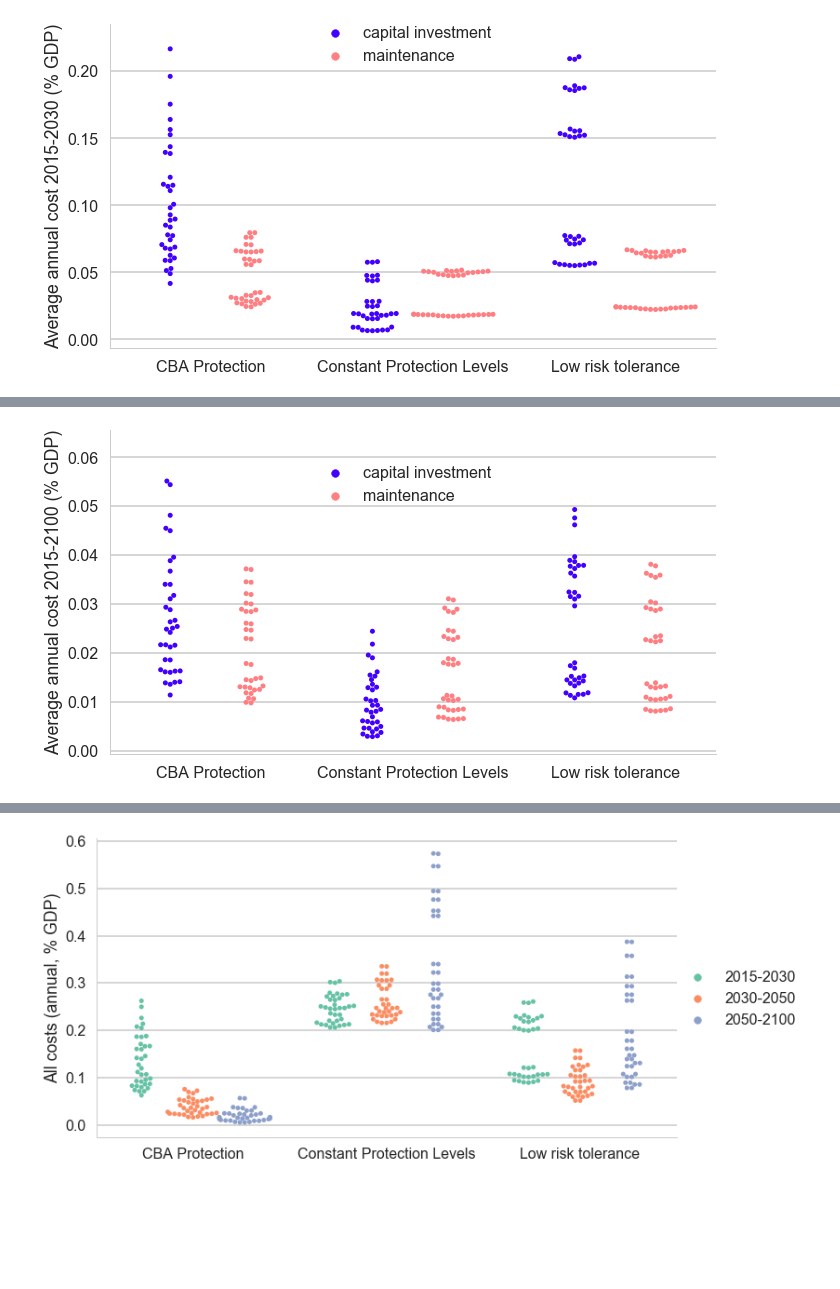
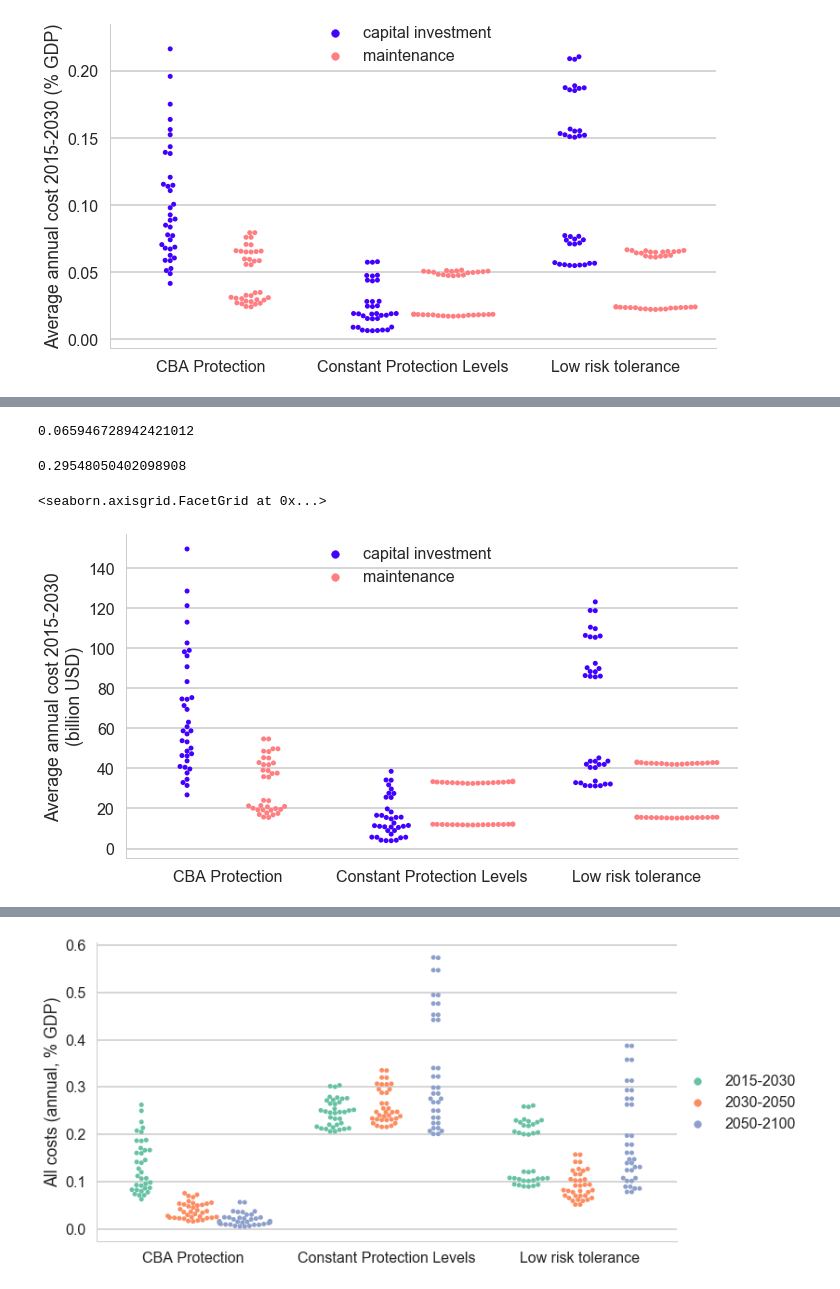
Before and after one commit to julierozenberg/infra_needs_analyses, a Jupyter notebook: coastal protection-regions.ipynb, the cells around one changed output, grey strips where cells are left out. Saved outputs shown, nothing was run; the diff lists cells and outputs as text; code cells hidden in the pictures; blank space fills up the shorter version.

```diff
--- a/coastal protection-regions.ipynb
+++ b/coastal protection-regions.ipynb
@@ -51,7 +51,7 @@ mydata = mydata.reset_index("time")
 # %%
 #the annual numbers are averages so we multiply them by 5 when discounting
 def discount_sum_over_5_years(row,name,d):
-    return np.sum([row[name]*(1+d)**(1-(year-2015)) for year in np.arange(row["time"]-4,row["time"])])
+    return np.sum([row[name]*(1+d)**(1-(year-2015)) for year in np.arange(row["time"]-4,row["time"]+1)])
 # %%
 bigger_data = pd.DataFrame()
 for d in [0, 0.01, 0.03, 0.06]:
@@ -257,25 +306,35 @@ g.add_legend(title="",bbox_to_anchor=(0.5, 0.78), borderaxespad=0.)
+# %%
+toplot.loc[toplot.ada=="CBA Protection",:].set_index(["rcp","ada","ssp","adacost","riverprotection","costtype"]).unstack("costtype").sum(axis=1).min()
+# %% [output]
+0.065946728942421012
+# %%
+toplot.loc[toplot.ada=="CBA Protection",:].set_index(["rcp","ada","ssp","adacost","riverprotection","costtype"]).unstack("costtype").sum(axis=1).max()
+# %% [output]
+0.29548050402098908
 # %%
-time_horizon = [2015,2100]
+time_horizon = 2030
+d = 0.06
 
-toplot = dev_world_sum.reset_index(['time'])
-toplot = toplot.loc[(toplot.time>=time_horizon[0])&(toplot.time<time_horizon[1]),['protection_inv_over_gdp','protection_maint_over_gdp']].mean(level=['rcp', 'ada', 'ssp', 'adacost','riverprotection'])
+toplot = newdata_dev_world_sum_cum.reset_index(['time_horizon','d'])
+toplot = toplot.loc[(toplot.time_horizon==time_horizon)&(toplot.d==d),['protection_investment_cost_disc','protection_maintenance_cost_disc']]
 toplot.columns.name="costtype"
 toplot = toplot.stack()
 toplot.name = "value"
 toplot = toplot.reset_index()
 toplot = toplot.loc[(toplot.ada!='Constant Abs. Flood Risk')&(toplot.ada!='Constant Rel. Flood Risk'),:]
-#toplot["costtype"] = toplot["costtype"].replace({'tot_cost':'investment + maintenance','seafloodcost_disc':'residual risk'})
-toplot["costtype"] = toplot["costtype"].replace({'protection_inv_over_gdp':'capital investment','protection_maint_over_gdp': 'maintenance','seafloodcost_disc':'residual risk'})
-toplot['value'] = 100*toplot.value
+toplot["costtype"] = toplot["costtype"].replace({'protection_investment_cost_disc':'capital investment','protection_maintenance_cost_disc': 'maintenance'})
+toplot['value'] = 1/(time_horizon-2015)*10**(-3)*toplot.value
+toplot['adacost'] = toplot['adacost'].str.replace("Adaptation","Construction")
 toplot['ada'] = toplot.ada.replace({"Risk intolerance":"Low risk tolerance"})
 
 g = sns.factorplot(x='ada',y='value', hue= 'costtype', data=toplot, kind="swarm",dodge=True, size=6, aspect=1.7,\
                   legend=False, palette='gnuplot2')
 
-g.set_axis_labels("", "Average annual cost {}-{} (% GDP)".format(time_horizon[0],time_horizon[1]))
-g.add_legend(title="",bbox_to_anchor=(0.5, 0.7), borderaxespad=0.)
+g.set_axis_labels("", "Average annual cost 2015-{}\n(billion USD)".format(time_horizon))
+g.add_legend(title="",bbox_to_anchor=(0.5, 0.755), borderaxespad=0.)
 
-plt.savefig("coastal_inv_maint_{}_{}pc.png".format(time_horizon[0],time_horizon[1]),ddpi=300,bbox_inches="tight")
-plt.savefig("coastal_inv_maint_{}_{}pc.pdf".format(time_horizon[0],time_horizon[1]))
+#plt.savefig("coastal_inv_maint_{}_dev.png".format(time_horizon),ddpi=300,bbox_inches="tight")
+#plt.savefig("coastal_inv_maint_{}_dev.pdf".format(time_horizon))
 # %% [output]
+<seaborn.axisgrid.FacetGrid at 0x...>
-[figure, old version]
+[figure, new version]
```
Also changed, not shown: parts of 7 cells of this notebook, 3 other files.
